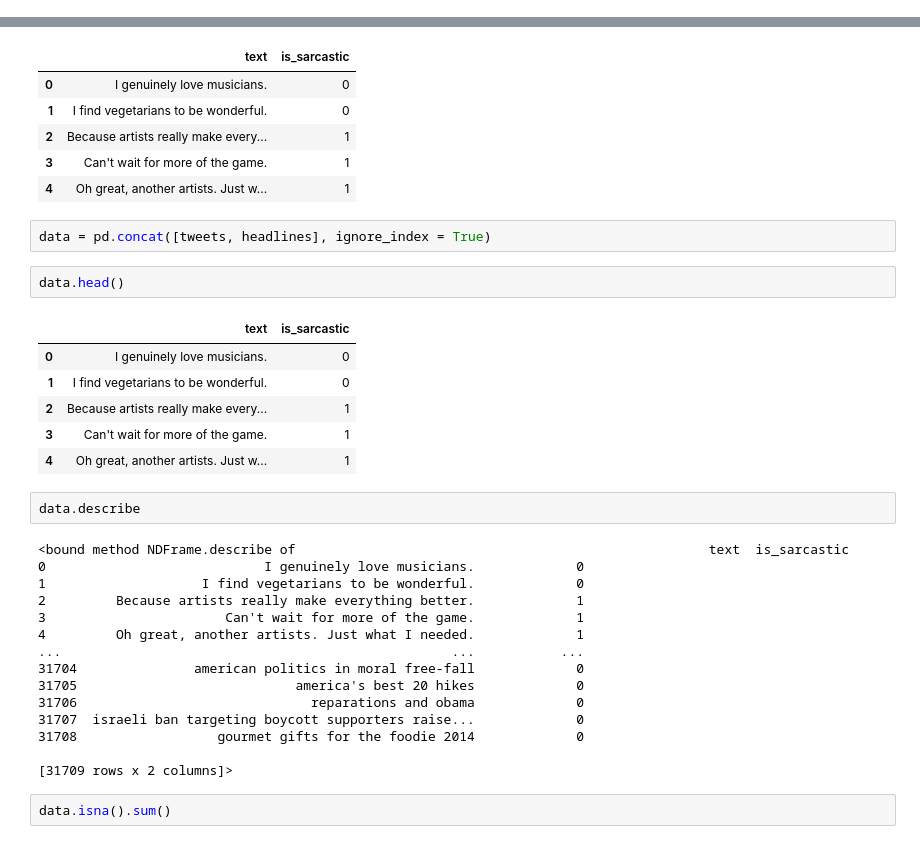
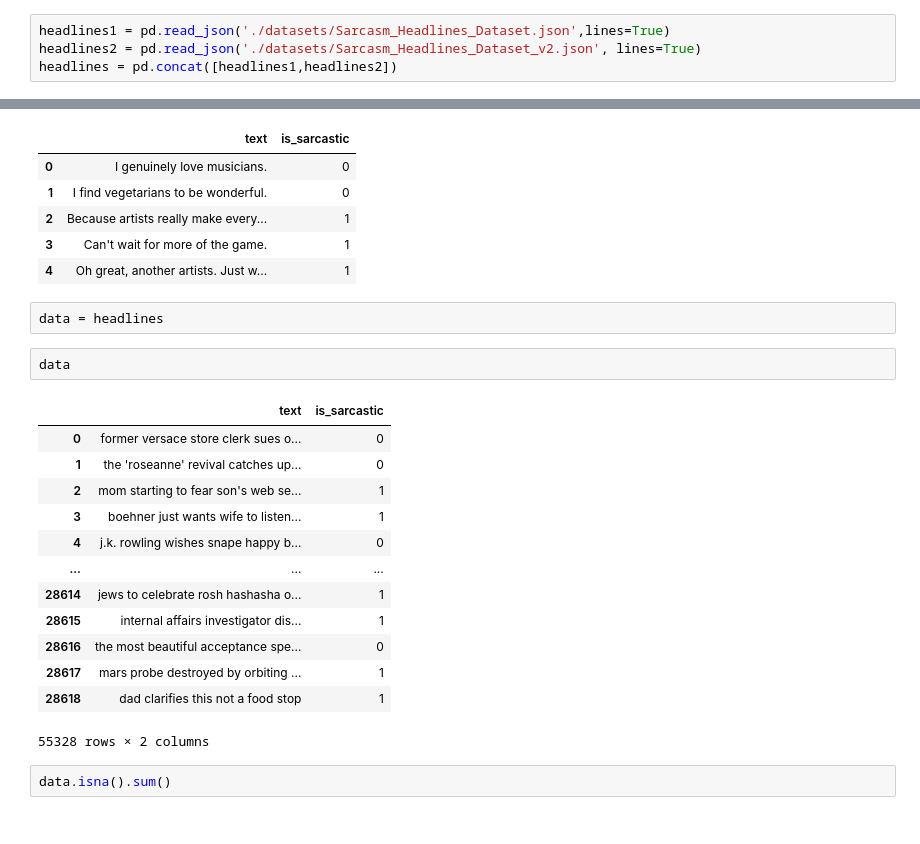
Before and after one commit to beyza1tozman/nlp_sarcasm_detection, a Jupyter notebook: main.ipynb, the cells around one changed output, grey strips where cells are left out. Saved outputs shown, nothing was run; the diff lists cells and outputs as text.

```diff
--- a/main.ipynb
+++ b/main.ipynb
@@ -7,3 +5,7 @@ headlines = pd.read_json('Sarcasm_Headlines_Dataset.json',lines=True)
+# %%
+headlines1 = pd.read_json('./datasets/Sarcasm_Headlines_Dataset.json',lines=True)
+headlines2 = pd.read_json('./datasets/Sarcasm_Headlines_Dataset_v2.json', lines=True)
+headlines = pd.concat([headlines1,headlines2])
 # %%
 headlines.head()
 # %% [output]
@@ -117,34 +110,24 @@ tweets.head()
 | 2 | Because artists really make every... | 1 |
 | 3 | Can't wait for more of the game. | 1 |
 | 4 | Oh great, another artists. Just w... | 1 |
-# %%
-data = pd.concat([tweets, headlines], ignore_index = True)
+# %%
+data = headlines
 # %%
-data.head()
+data
 # %% [output]
 |  | text | is_sarcastic |
-| 0 | I genuinely love musicians. | 0 |
-| 1 | I find vegetarians to be wonderful. | 0 |
-| 2 | Because artists really make every... | 1 |
-| 3 | Can't wait for more of the game. | 1 |
-| 4 | Oh great, another artists. Just w... | 1 |
+| 0 | former versace store clerk sues o... | 0 |
+| 1 | the 'roseanne' revival catches up... | 0 |
+| 2 | mom starting to fear son's web se... | 1 |
+| 3 | boehner just wants wife to listen... | 1 |
+| 4 | j.k. rowling wishes snape happy b... | 0 |
+| ... | ... | ... |
+| 28614 | jews to celebrate rosh hashasha o... | 1 |
+| 28615 | internal affairs investigator dis... | 1 |
+| 28616 | the most beautiful acceptance spe... | 0 |
+| 28617 | mars probe destroyed by orbiting ... | 1 |
+| 28618 | dad clarifies this not a food stop | 1 |
+55328 rows × 2 columns
-# %%
-data.describe
-# %% [output]
-<bound method NDFrame.describe of                                                     text  is_sarcastic
-0                            I genuinely love musicians.             0
-1                    I find vegetarians to be wonderful.             0
-2         Because artists really make everything better.             1
-3                       Can't wait for more of the game.             1
-4         Oh great, another artists. Just what I needed.             1
-...                                                  ...           ...
-31704               american politics in moral free-fall             0
-31705                            america's best 20 hikes             0
-31706                              reparations and obama             0
-31707  israeli ban targeting boycott supporters raise...             0
-31708                  gourmet gifts for the foodie 2014             0
-
-[31709 rows x 2 columns]>
 # %%
 data.isna().sum()
 # %% [output]
```
Also changed, not shown: parts of 30 cells of this notebook.
